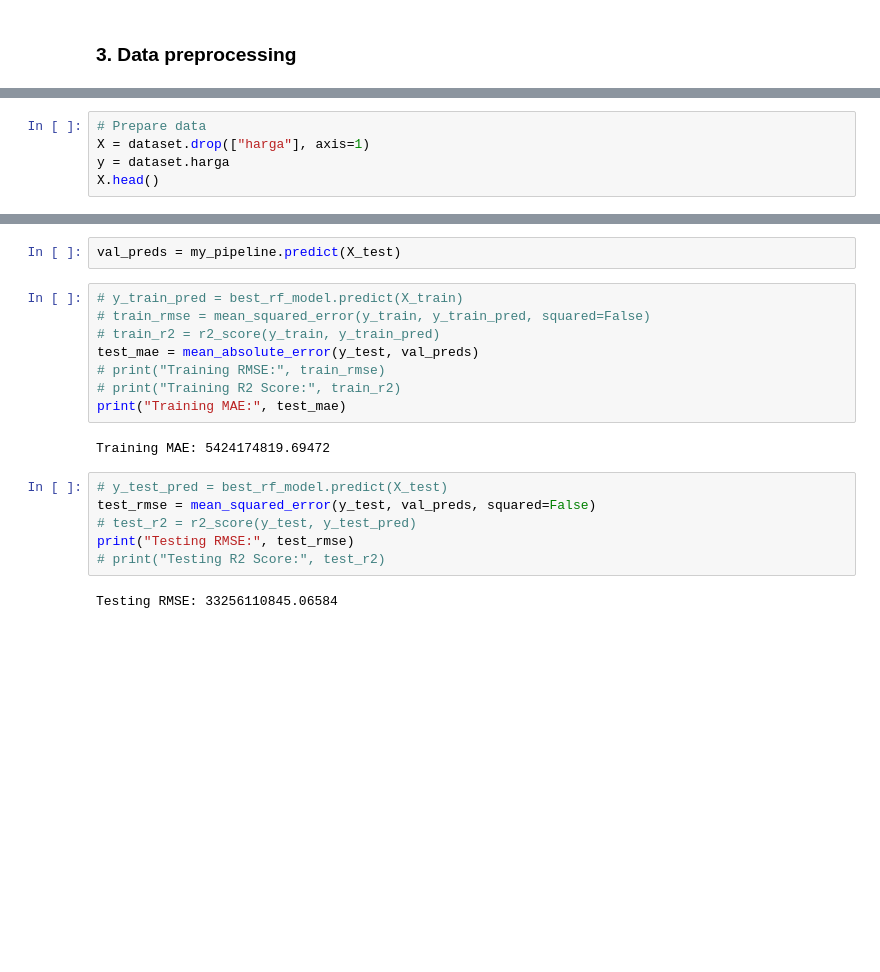
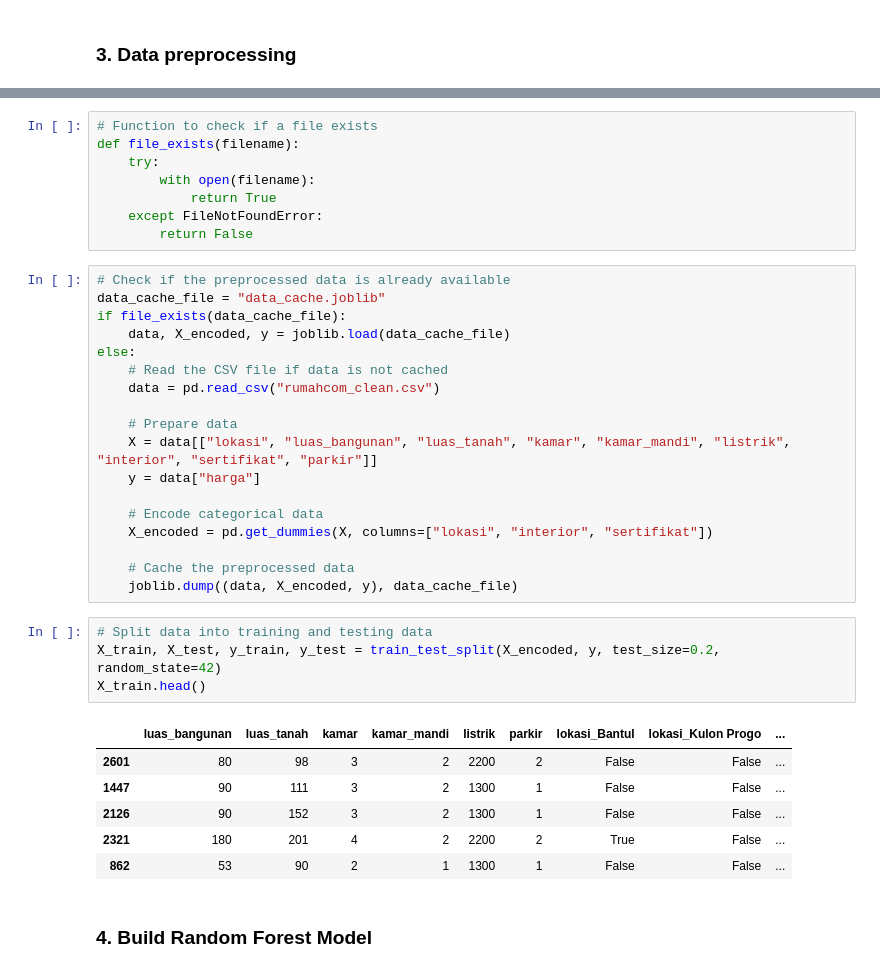
Before and after one commit to alfauzan003/housing-price-prediction-yogyakarta, a Jupyter notebook: dataTraining.ipynb, the cells around one changed output, grey strips where cells are left out. Saved outputs shown, nothing was run; the diff lists cells and outputs as text; blank space fills up the shorter version.

Commit message:
Update model

```diff
--- a/dataTraining.ipynb
+++ b/dataTraining.ipynb
@@ -128,5 +104,0 @@ dtype: int64
-# %%
-# Prepare data
-X = dataset.drop(["harga"], axis=1)
-y = dataset.harga
-X.head()
@@ -280,20 +105,39 @@ joblib.dump(best_rf_model, model_cache_file)
-# %%
-val_preds = my_pipeline.predict(X_test)
-# %%
-# y_train_pred = best_rf_model.predict(X_train)
-# train_rmse = mean_squared_error(y_train, y_train_pred, squared=False)
-# train_r2 = r2_score(y_train, y_train_pred)
-test_mae = mean_absolute_error(y_test, val_preds)
-# print("Training RMSE:", train_rmse)
-# print("Training R2 Score:", train_r2)
-print("Training MAE:", test_mae)
-# %% [output]
-Training MAE: 5424174819.69472
-# %%
-# y_test_pred = best_rf_model.predict(X_test)
-test_rmse = mean_squared_error(y_test, val_preds, squared=False)
-# test_r2 = r2_score(y_test, y_test_pred)
-print("Testing RMSE:", test_rmse)
-# print("Testing R2 Score:", test_r2)
-# %% [output]
-Testing RMSE: 33256110845.06584
+# %%
+# Function to check if a file exists
+def file_exists(filename):
+    try:
+        with open(filename):
+            return True
+    except FileNotFoundError:
+        return False
+# %%
+# Check if the preprocessed data is already available
+data_cache_file = "data_cache.joblib"
+if file_exists(data_cache_file):
+    data, X_encoded, y = joblib.load(data_cache_file)
+else:
+    # Read the CSV file if data is not cached
+    data = pd.read_csv("rumahcom_clean.csv")
+
+    # Prepare data
+    X = data[["lokasi", "luas_bangunan", "luas_tanah", "kamar", "kamar_mandi", "listrik", "interior", "sertifikat", "parkir"]]
+    y = data["harga"]
+
+    # Encode categorical data
+    X_encoded = pd.get_dummies(X, columns=["lokasi", "interior", "sertifikat"])
+
+    # Cache the preprocessed data
+    joblib.dump((data, X_encoded, y), data_cache_file)
+# %%
+# Split data into training and testing data
+X_train, X_test, y_train, y_test = train_test_split(X_encoded, y, test_size=0.2, random_state=42)
+X_train.head()
+# %% [output]
+|  | luas_bangunan | luas_tanah | kamar | kamar_mandi | listrik | parkir | lokasi_Bantul | lokasi_Kulon Progo | ... |
+| 2601 | 80 | 98 | 3 | 2 | 2200 | 2 | False | False | ... |
+| 1447 | 90 | 111 | 3 | 2 | 1300 | 1 | False | False | ... |
+| 2126 | 90 | 152 | 3 | 2 | 1300 | 1 | False | False | ... |
+| 2321 | 180 | 201 | 4 | 2 | 2200 | 2 | True | False | ... |
+| 862 | 53 | 90 | 2 | 1 | 1300 | 1 | False | False | ... |
+# %% [markdown]
+### 4. Build Random Forest Model
```
Also changed, not shown: parts of 35 cells of this notebook, 6 other files.
